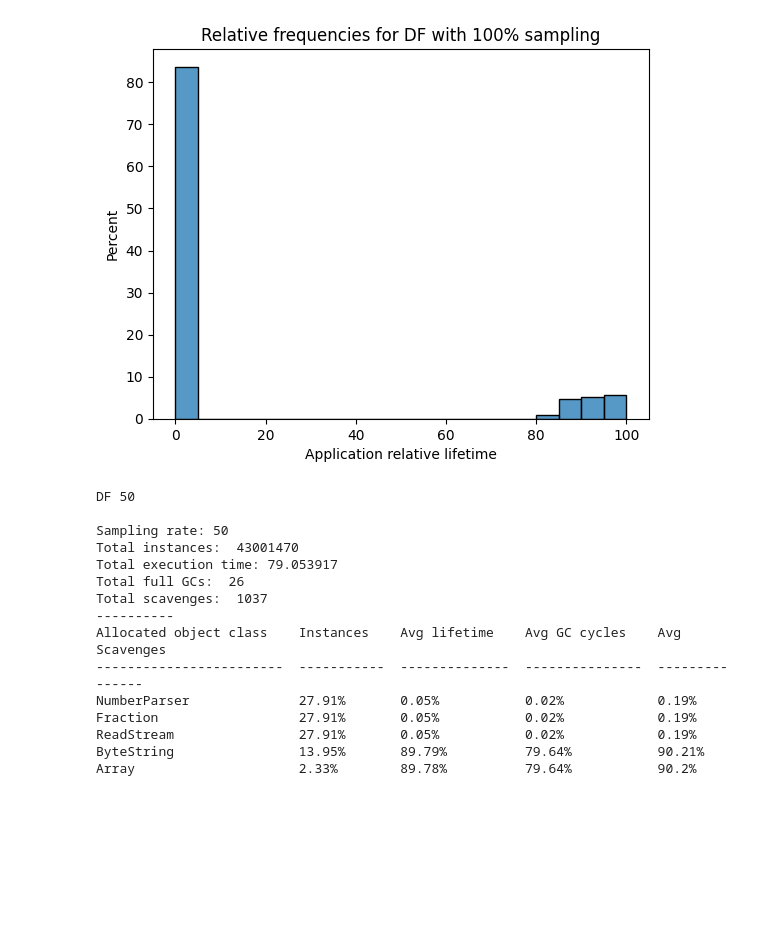
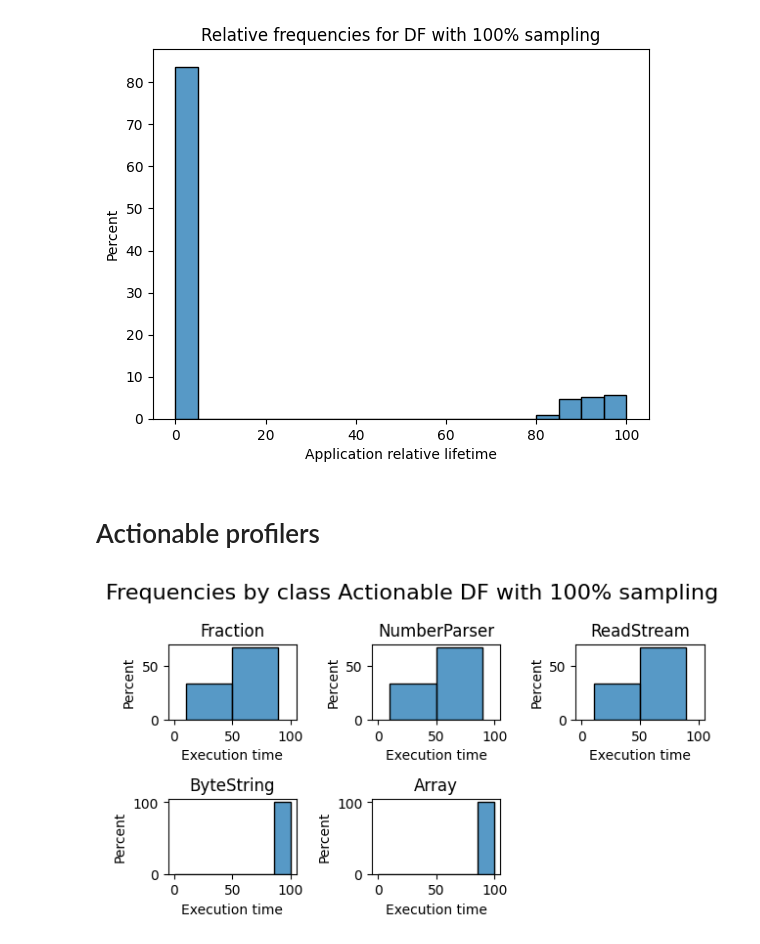
Before and after one commit to jordanmontt/application-classification-experiment, a Jupyter notebook: python/jupyter.ipynb, the cells around one changed output. Drawn from its saved outputs; the diff is of its cells as text; code cells hidden in the pictures; blank space fills up the shorter version.

```diff
--- a/python/jupyter.ipynb
+++ b/python/jupyter.ipynb
@@ -145,21 +105,54 @@ metadata_file = parent_directory + '.json'
 # scavenges_trace_file = parent_directory + '-scavenges.csv'
 
 df_50, metadata_df50 = load_df(csv_file, metadata_file)
-# %%
-print_table_allocations_average_lifetimes('DF 50', df_50, metadata_df50)
-# %% [output]
-DF 50
-
-Sampling rate: 50
-Total instances:  43001470
-Total execution time: 79.053917
-Total full GCs:  26
-Total scavenges:  1037
-----------
-Allocated object class    Instances    Avg lifetime    Avg GC cycles    Avg Scavenges
-------------------------  -----------  --------------  ---------------  ---------------
-NumberParser              27.91%       0.05%           0.02%            0.19%
-Fraction                  27.91%       0.05%           0.02%            0.19%
-ReadStream                27.91%       0.05%           0.02%            0.19%
-ByteString                13.95%       89.79%          79.64%           90.21%
-Array                     2.33%        89.78%          79.64%           90.2%
+# %% [markdown]
+# Actionable profilers
+# %%
+# Load actionable 1
+parent_directory = '/Users/sebastian/Documents/PharoImages/illimani-rebench/data/sampling-100-actionable/2024-02-13H20m48'
+csv_file = parent_directory + '.csv'
+metadata_file = parent_directory + '.json'
+# full_gcs_trace_file = parent_directory + '-full-gcs.csv'
+# scavenges_trace_file = parent_directory + '-scavenges.csv'
+
+df_100_a, metadata_df100_a = load_df(csv_file, metadata_file)
+# %%
+#By class
+
+fig = plt.figure(1)
+gridspec.GridSpec(3,3)
+
+fig.suptitle("Frequencies by class Actionable DF with 100% sampling", fontsize=16)
+
+top_allocated_classes = get_top_allocated_classes(df_100_a)
+
+
+aaa = df_100_a.loc[ df_100_a['allocatedObjectClass'] == top_allocated_classes[0] ]
+plt.subplot2grid((3,3), (0,0))
+plot = sns.histplot(aaa['relativeLifetime'] , stat="percent", bins=2)
+plot.set(xlim=(-5, 105), xlabel='Execution time', title=top_allocated_classes[0])
+
+aaa = df_100_a.loc[ df_100_a['allocatedObjectClass'] == top_allocated_classes[1] ]
+plt.subplot2grid((3,3), (0,1))
+plot = sns.histplot(aaa['relativeLifetime'] , stat="percent", bins=2)
+plot.set(xlim=(-5, 105), xlabel='Execution time', title=top_allocated_classes[1])
+
+aaa = df_100_a.loc[ df_100_a['allocatedObjectClass'] == top_allocated_classes[2] ]
+plt.subplot2grid((3,3), (0,2))
+plot = sns.histplot(aaa['relativeLifetime'] , stat="percent", bins=2)
+plot.set(xlim=(-5, 105), xlabel='Execution time', title=top_allocated_classes[2])
+
+aaa = df_100_a.loc[ df_100_a['allocatedObjectClass'] == top_allocated_classes[3] ]
+plt.subplot2grid((3,3), (1,0))
+plot = sns.histplot(aaa['relativeLifetime'] , stat="percent", bins=7)
+plot.set(xlim=(-5, 105), xlabel='Execution time', title=top_allocated_classes[3])
+
+aaa = df_100_a.loc[ df_100_a['allocatedObjectClass'] == top_allocated_classes[4] ]
+plt.subplot2grid((3,3), (1,1))
+plot = sns.histplot(aaa['relativeLifetime'] , stat="percent", bins=7)
+plot.set(xlim=(-5, 105), xlabel='Execution time', title=top_allocated_classes[4])
+
+plt.tight_layout()
+plt.show()
+# %% [output]
+[figure, added]
```
Also changed, not shown: parts of 11 cells of this notebook.
